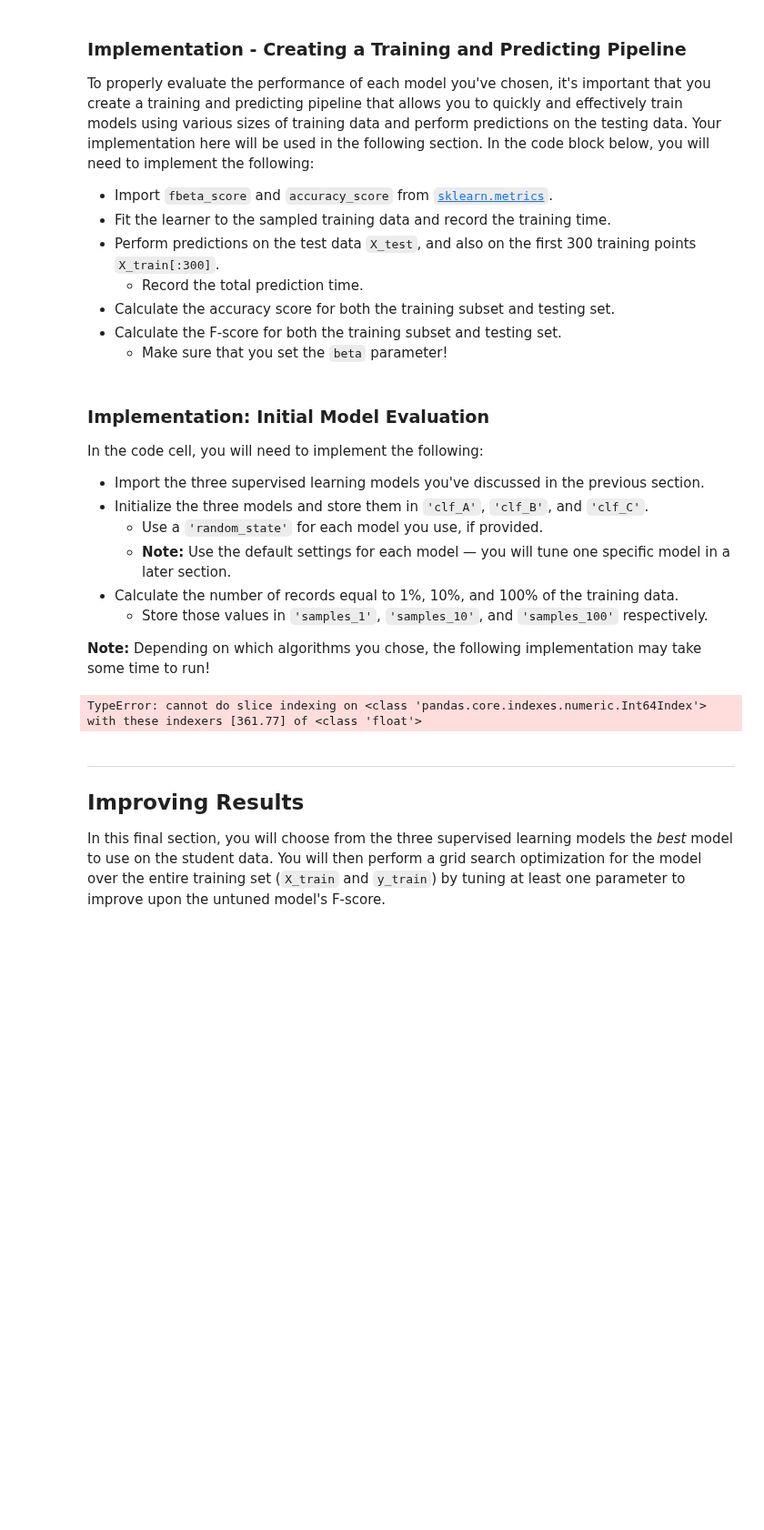
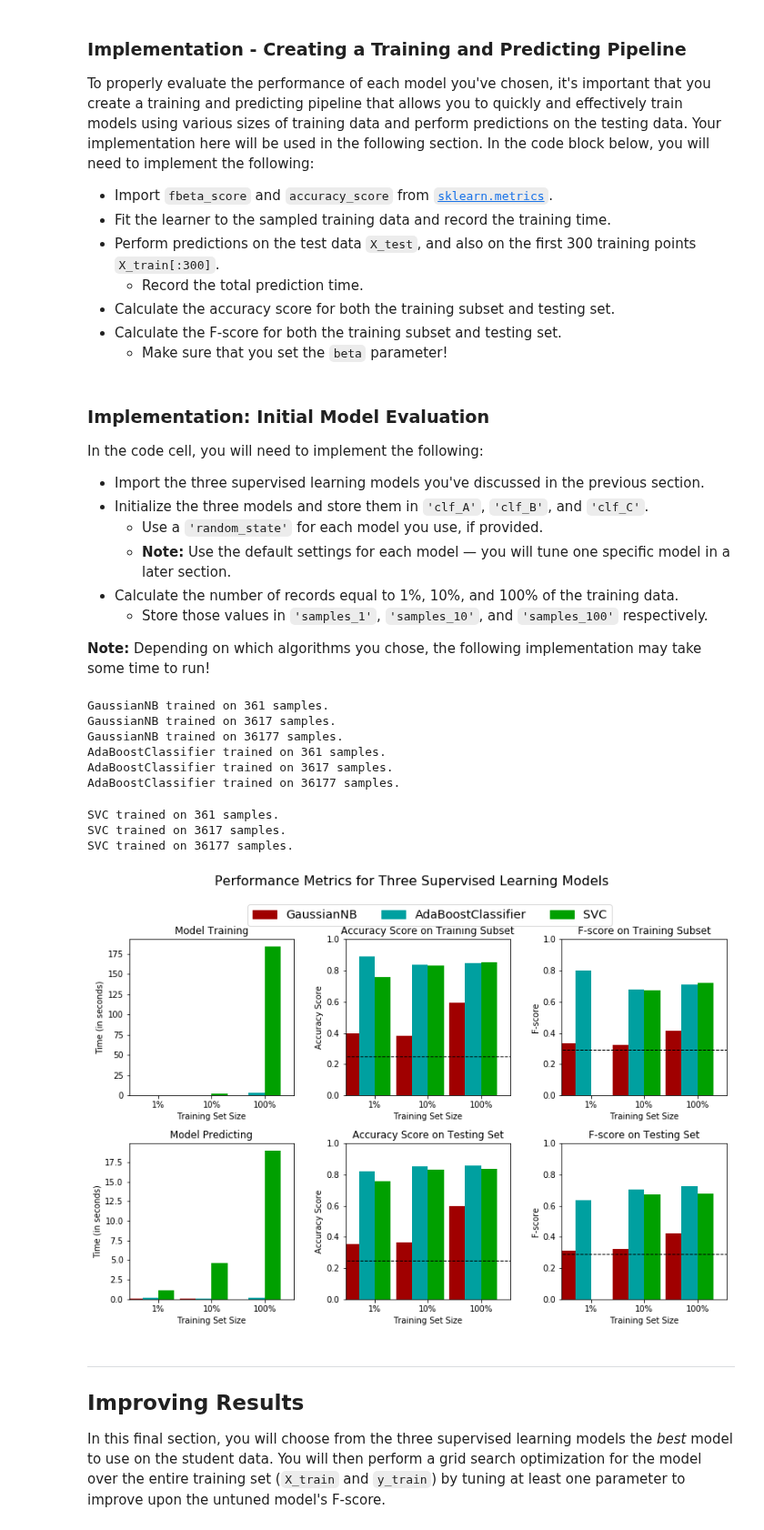
Before and after one commit to ashupednekar/udacily_ml, a Jupyter notebook: finding_donors/home/finding_donors.ipynb, the cells around one changed output. Shown at 91% size. Drawn from its saved outputs; the diff is of its cells as text; code cells hidden in the pictures; blank space fills up the shorter version.

```diff
--- a/finding_donors/home/finding_donors.ipynb
+++ b/finding_donors/home/finding_donors.ipynb
@@ -363,7 +365,8 @@ In the code block below, you will need to implement the following:
    - Make sure that you set the `beta` parameter!
 # %%
 # TODO: Import two metrics from sklearn - fbeta_score and accuracy_score
-from sklearn.metrics import fbeta_score,accuracy_score
+from sklearn.metrics import fbeta_score
+from sklearn.metrics import accuracy_score
 
 def train_predict(learner, sample_size, X_train, y_train, X_test, y_test):
     '''
@@ -380,7 +383,7 @@ def train_predict(learner, sample_size, X_train, y_train, X_test, y_test):
 
     # TODO: Fit the learner to the training data using slicing with 'sample_size' using .fit(training_features[:], training_labels[:])
     start = time() # Get start time
-    learner = learner.fit(X_train[:sample_size],y_train[:sample_size])
+    learner.fit(X_train[:sample_size], y_train[:sample_size])
     end = time() # Get end time
 
     # TODO: Calculate the training time
@@ -397,19 +400,19 @@ def train_predict(learner, sample_size, X_train, y_train, X_test, y_test):
     results['pred_time'] = end - start
 
     # TODO: Compute accuracy on the first 300 training samples which is y_train[:300]
-    results['acc_train'] = accuracy_score(y_train[:300],predictions_train[:300])
+    results['acc_train'] = accuracy_score(y_train[:300], predictions_train)
 
     # TODO: Compute accuracy on test set using accuracy_score()
-    results['acc_test'] = accuracy_score(y_test,predictions_test)
+    results['acc_test'] = accuracy_score(y_test, predictions_test)
 
     # TODO: Compute F-score on the the first 300 training samples using fbeta_score()
-    results['f_train'] = fbeta_score(y_train[:300],predictions_train[:300],beta=0.5)
+    results['f_train'] = fbeta_score(y_train[:300], predictions_train, beta=0.5)
 
     # TODO: Compute F-score on the test set which is y_test
     results['f_test'] = fbeta_score(y_test,predictions_test,beta=0.5)
 
     # Success
-    print ("{} trained on {} samples.".format(learner.__class__.__name__, sample_size))
+    print("{} trained on {} samples.".format(learner.__class__.__name__, sample_size))
 
     # Return the results
     return results
@@ -426,37 +429,48 @@ In the code cell, you will need to implement the following:
 **Note:** Depending on which algorithms you chose, the following implementation may take some time to run!
 # %%
 # TODO: Import the three supervised learning models from sklearn
+from sklearn.naive_bayes import GaussianNB
+from sklearn.ensemble import AdaBoostClassifier
 from sklearn.svm import SVC
-from sklearn.naive_bayes import GaussianNB
-from sklearn.tree import DecisionTreeClassifier
-
+from sklearn.ensemble import RandomForestClassifier
 
 # TODO: Initialize the three models
-clf_A = SVC(random_state=101)
-clf_B = GaussianNB()
-clf_C = DecisionTreeClassifier(random_state=101)
+clf_A = GaussianNB()
+clf_B = AdaBoostClassifier(random_state=203)
+#clf_B = AdaBoostClassifier(base_estimator = DecisionTreeClassifier(max_depth=2), n_estimators = 4)
+clf_C = SVC(random_state=123)
+#clf_C = SVC(kernel='poly', degree=4, C=0.1)
 
 # TODO: Calculate the number of samples for 1%, 10%, and 100% of the training data
 # HINT: samples_100 is the entire training set i.e. len(y_train)
-# HINT: samples_10 is 10% of samples_100
-# HINT: samples_1 is 1% of samples_100
-samples_100 = len(y_train)
-samples_10 = len(y_train)/10
-samples_1 = len(y_train)/100
+# HINT: samples_10 is 10% of samples_100 (ensure to set the count of the values to be `int` and not `float`)
+# HINT: samples_1 is 1% of samples_100 (ensure to set the count of the values to be `int` and not `float`)
+samples_1 = int(len(X_train) / 100)
+samples_10 = int(len(X_train) / 10)
+samples_100 = int(len(X_train))
 
 # Collect results on the learners
 results = {}
 for clf in [clf_A, clf_B, clf_C]:
     clf_name = clf.__class__.__name__
     results[clf_name] = {}
     for i, samples in enumerate([samples_1, samples_10, samples_100]):
         results[clf_name][i] = \
         train_predict(clf, samples, X_train, y_train, X_test, y_test)
 
 # Run metrics visualization for the three supervised learning models chosen
 vs.evaluate(results, accuracy, fscore)
 # %% [output]
-TypeError: cannot do slice indexing on <class 'pandas.core.indexes.numeric.Int64Index'> with these indexers [361.77] of <class 'float'>
+GaussianNB trained on 361 samples.
+GaussianNB trained on 3617 samples.
+GaussianNB trained on 36177 samples.
+AdaBoostClassifier trained on 361 samples.
+AdaBoostClassifier trained on 3617 samples.
+AdaBoostClassifier trained on 36177 samples.
+SVC trained on 361 samples.
+SVC trained on 3617 samples.
+SVC trained on 36177 samples.
+[figure, added]
 # %% [markdown]
 ----
 ## Improving Results
```
Also changed, not shown: parts of 27 cells of this notebook.
